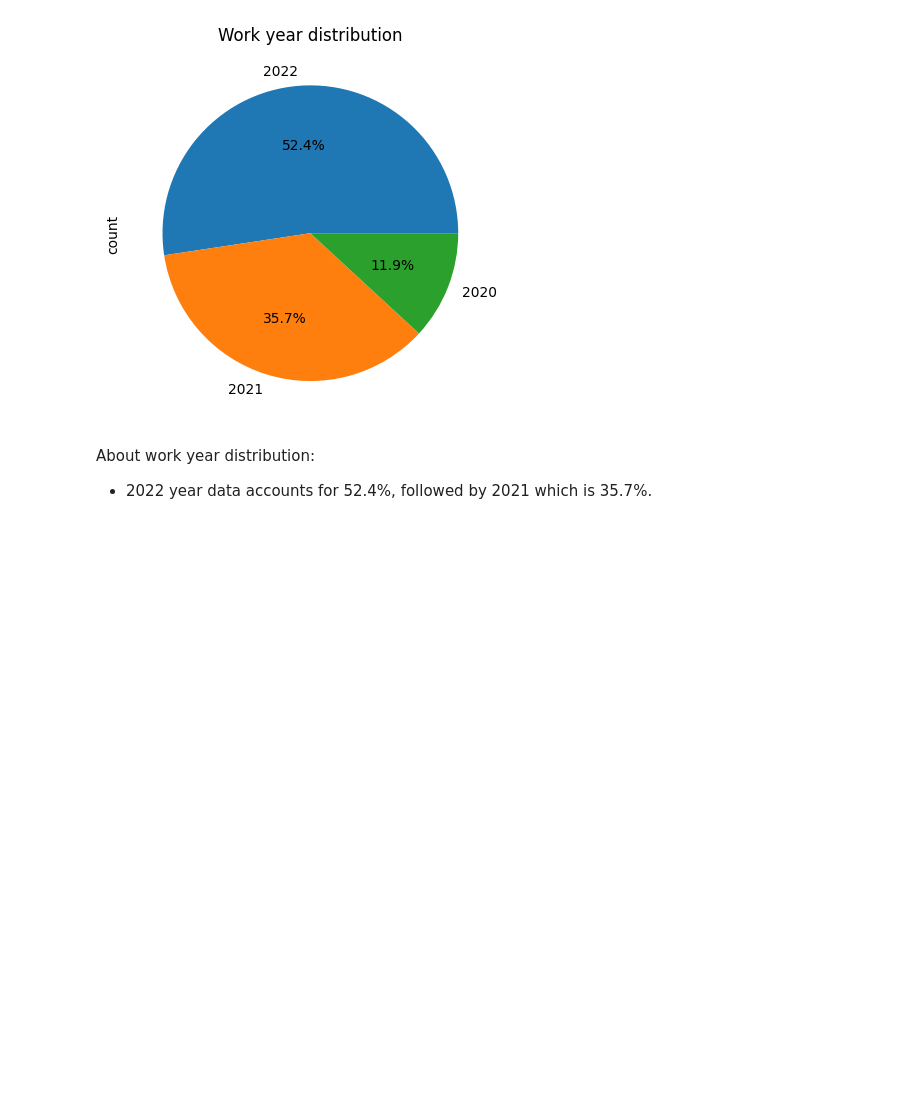
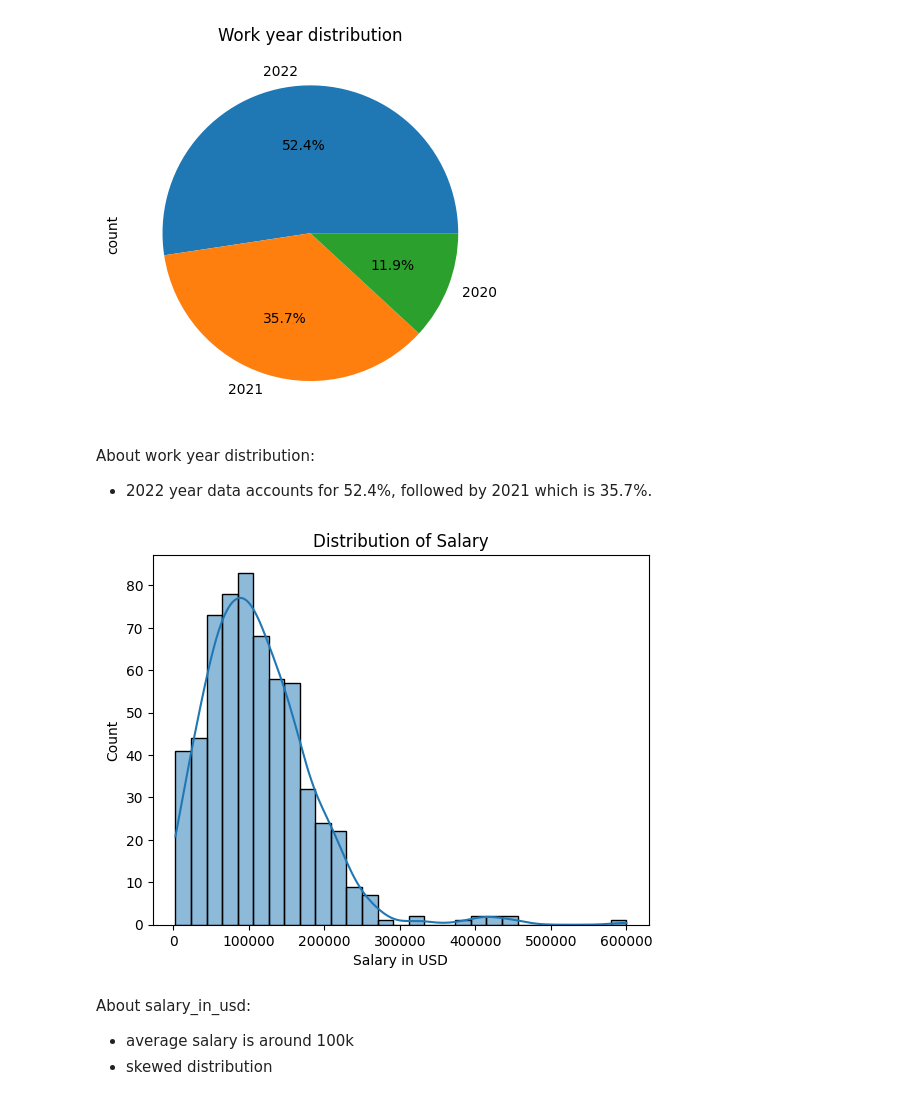
Before and after one commit to NacuAndrei/DataScience-JobSalaries, a Jupyter notebook: DataScienceSalaries.ipynb, the cells around one changed output. Saved outputs shown, nothing was run; the diff lists cells and outputs as text; code cells hidden in the pictures; blank space fills up the shorter version.

Commit message:
Explored salary_in_usd

```diff
--- a/DataScienceSalaries.ipynb
+++ b/DataScienceSalaries.ipynb
@@ -295,0 +301,12 @@ About work year distribution:
+# %%
+sns.histplot(data=df, x='salary_in_usd', kde=True)
+plt.xlabel('Salary in USD')
+plt.ylabel('Count')
+plt.title('Distribution of Salary')
+plt.show()
+# %% [output]
+[figure, added]
+# %% [markdown]
+About salary_in_usd:
+ - average salary is around 100k
+ - skewed distribution
```
Also changed, not shown: parts of 2 cells of this notebook.
